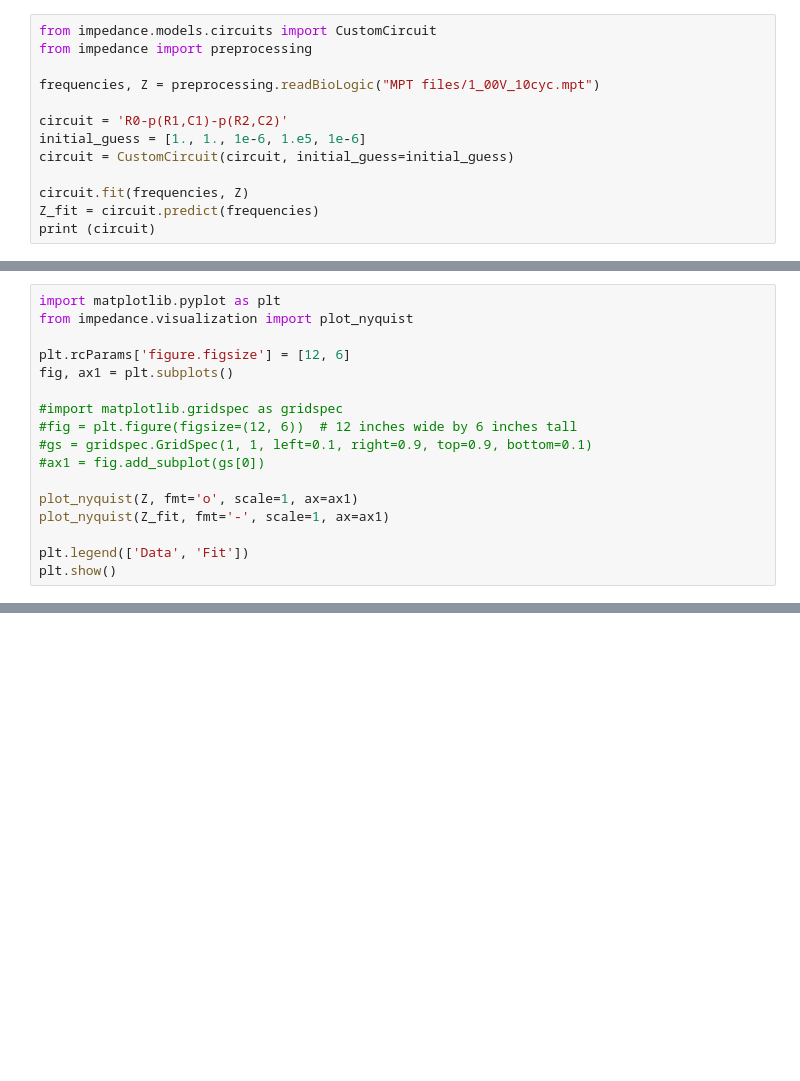
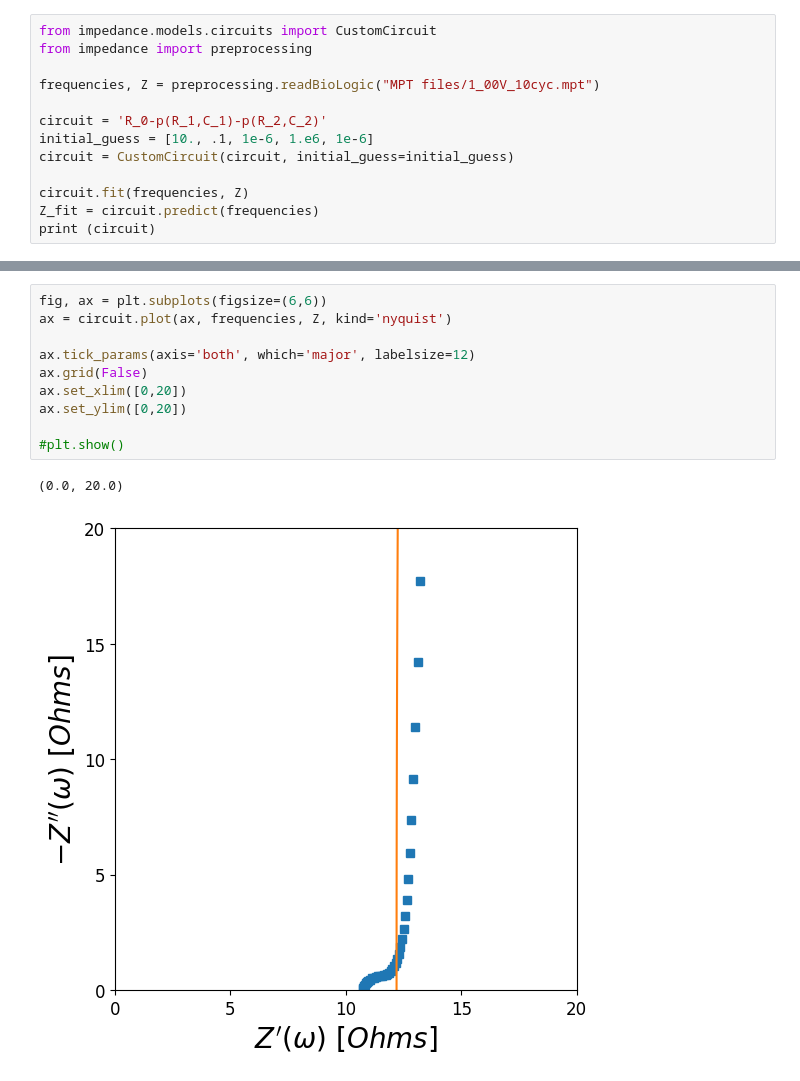
Before and after one commit to raulgarciadiez/EIS_HIROF, a Jupyter notebook: Impedance_test.ipynb, the cells around one changed output, grey strips where cells are left out. Saved outputs shown, nothing was run; the diff lists cells and outputs as text; blank space fills up the shorter version.

Commit message:
plot works but fit does not

```diff
--- a/Impedance_test.ipynb
+++ b/Impedance_test.ipynb
@@ -4,8 +4,8 @@ from impedance import preprocessing
 
 frequencies, Z = preprocessing.readBioLogic("MPT files/1_00V_10cyc.mpt")
 
-circuit = 'R0-p(R1,C1)-p(R2,C2)'
-initial_guess = [1., 1., 1e-6, 1.e5, 1e-6]
+circuit = 'R_0-p(R_1,C_1)-p(R_2,C_2)'
+initial_guess = [10., .1, 1e-6, 1.e6, 1e-6]
 circuit = CustomCircuit(circuit, initial_guess=initial_guess)
 
 circuit.fit(frequencies, Z)
@@ -31,17 +30,0 @@ Fit parameters:
-# %%
-import matplotlib.pyplot as plt
-from impedance.visualization import plot_nyquist
-
-plt.rcParams['figure.figsize'] = [12, 6]
-fig, ax1 = plt.subplots()
-
-#import matplotlib.gridspec as gridspec
-#fig = plt.figure(figsize=(12, 6))  # 12 inches wide by 6 inches tall
-#gs = gridspec.GridSpec(1, 1, left=0.1, right=0.9, top=0.9, bottom=0.1)
-#ax1 = fig.add_subplot(gs[0])
-
-plot_nyquist(Z, fmt='o', scale=1, ax=ax1)
-plot_nyquist(Z_fit, fmt='-', scale=1, ax=ax1)
-
-plt.legend(['Data', 'Fit'])
-plt.show()
@@ -49,0 +41,13 @@ plt.show()
+# %%
+fig, ax = plt.subplots(figsize=(6,6))
+ax = circuit.plot(ax, frequencies, Z, kind='nyquist')
+
+ax.tick_params(axis='both', which='major', labelsize=12)
+ax.grid(False)
+ax.set_xlim([0,20])
+ax.set_ylim([0,20])
+
+#plt.show()
+# %% [output]
+(0.0, 20.0)
+[figure, added]
```
Also changed, not shown: parts of 3 cells of this notebook.
